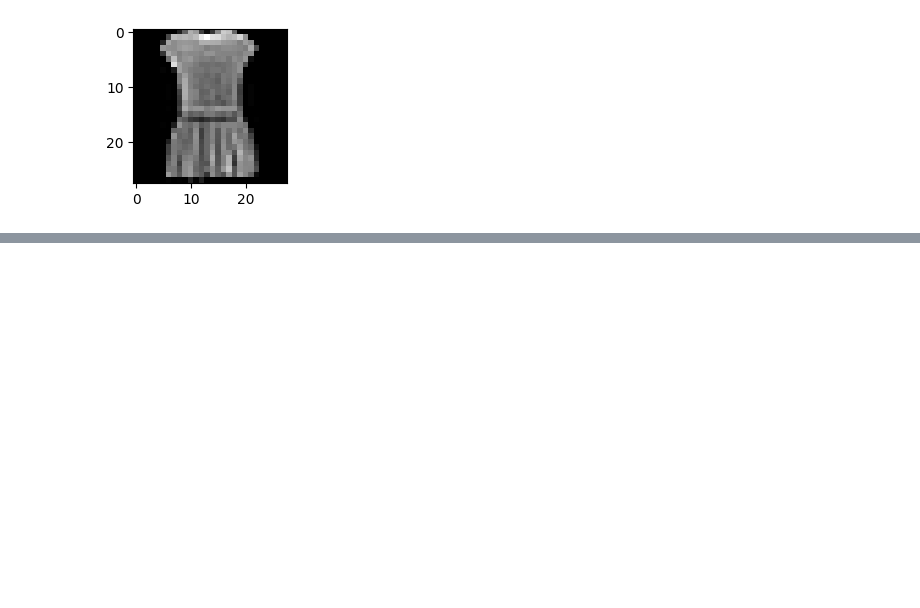
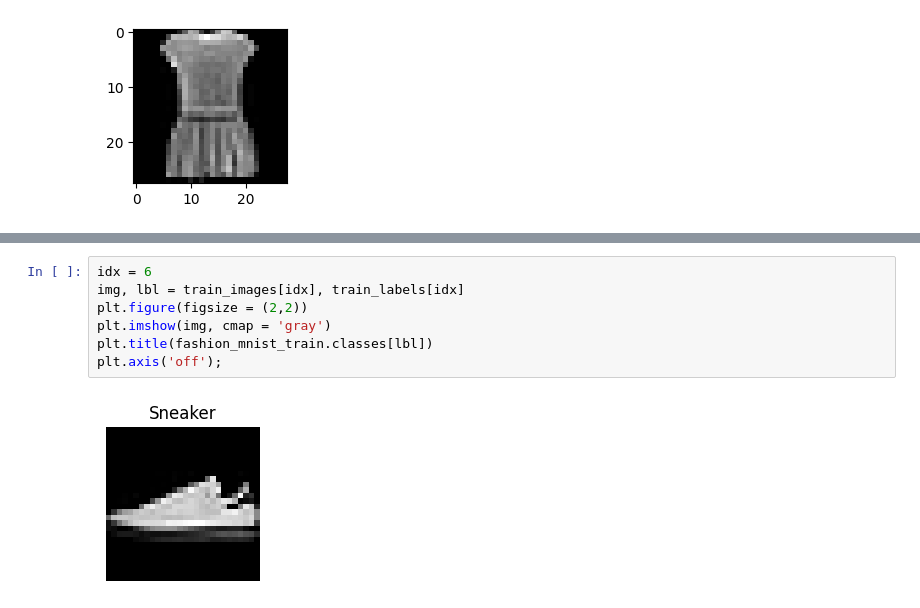
Before and after one commit to AniTho/Computer_Vision_DL, a Jupyter notebook: Day_05 (CNN based Neural Network).ipynb, the cells around one changed output, grey strips where cells are left out. Drawn from its saved outputs; the diff is of its cells as text; blank space fills up the shorter version.

```diff
--- a/Day_05 (CNN based Neural Network).ipynb
+++ b/Day_05 (CNN based Neural Network).ipynb
@@ -261,0 +285,9 @@ plt.imshow(rotated[0][0], cmap = 'gray');
+# %%
+idx = 6
+img, lbl = train_images[idx], train_labels[idx]
+plt.figure(figsize = (2,2))
+plt.imshow(img, cmap = 'gray')
+plt.title(fashion_mnist_train.classes[lbl])
+plt.axis('off');
+# %% [output]
+[figure, added]
```
Also changed, not shown: parts of 10 cells of this notebook.
